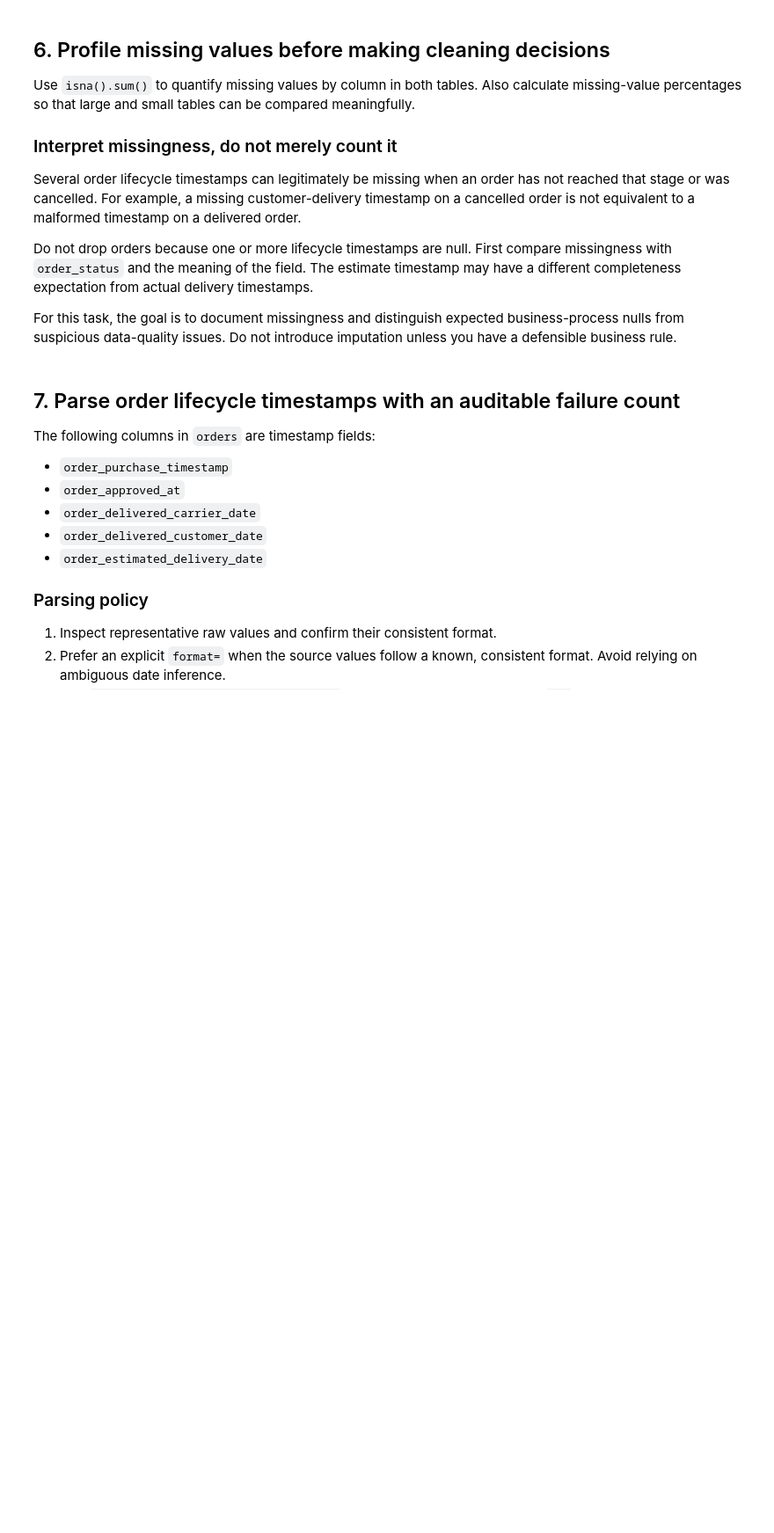
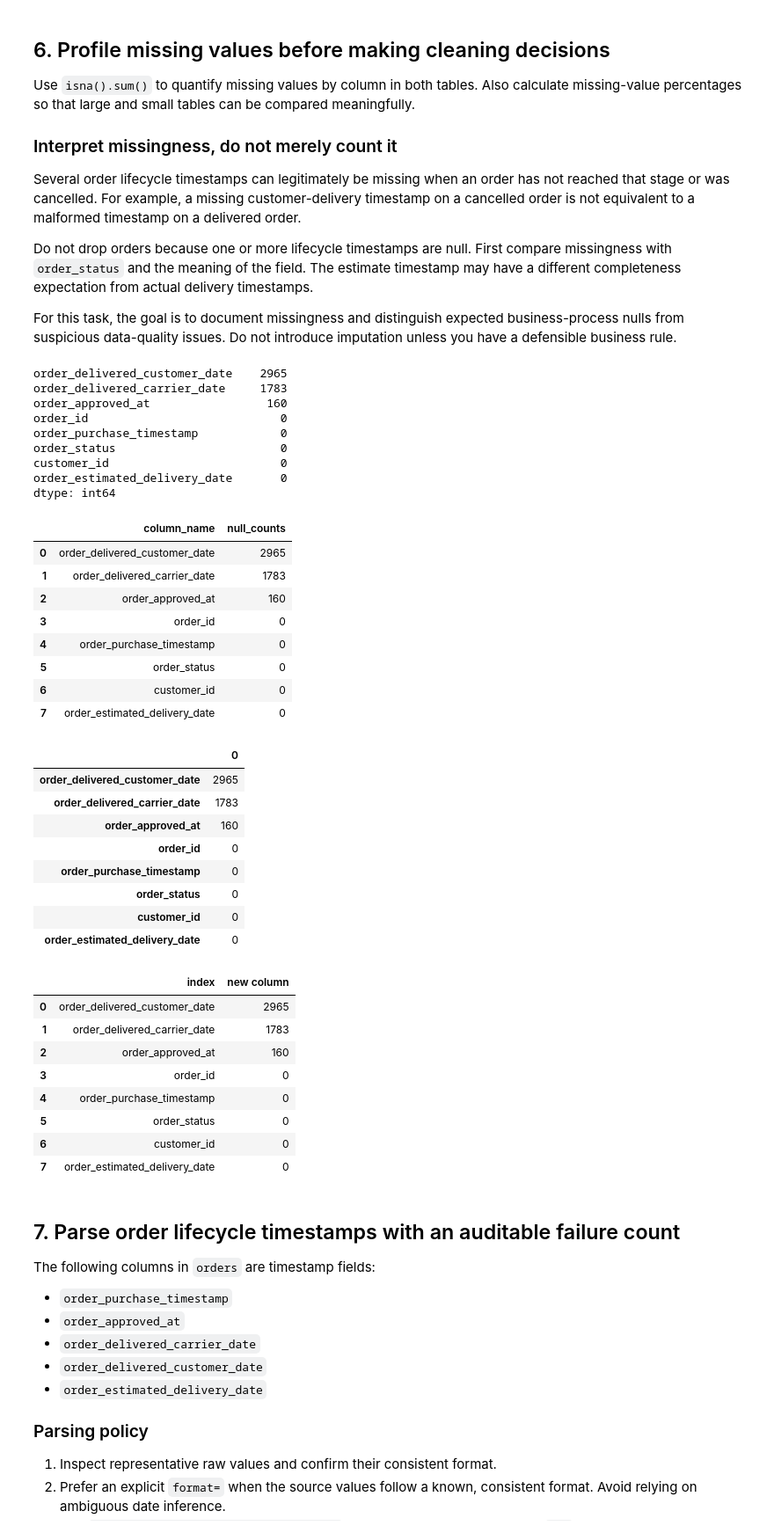
Before and after one commit to mdhmercha-glitch/Project-1-Olist-Analyst-Project, a Jupyter notebook: notebook/Olist_P1-02_Data_Cleaning_and_Validation.ipynb, the cells around one changed output. Shown at 88% size. Drawn from its saved outputs; the diff is of its cells as text; code cells hidden in the pictures; blank space fills up the shorter version.

```diff
--- a/notebook/Olist_P1-02_Data_Cleaning_and_Validation.ipynb
+++ b/notebook/Olist_P1-02_Data_Cleaning_and_Validation.ipynb
@@ -275,10 +275,61 @@ Do not drop orders because one or more lifecycle timestamps are null. First comp
 
 For this task, the goal is to document missingness and distinguish expected business-process nulls from suspicious data-quality issues. Do not introduce imputation unless you have a defensible business rule.
 # %%
-# TODO: Calculate null counts and null percentages for every column in both tables.
-# TODO: Inspect missing values in the five order timestamp columns alongside order_status.
-# TODO: Identify which missing values are expected from the order lifecycle and which need investigation.
-# TODO: Record the rationale; do not drop rows just because a field contains nulls.
+# 1 TODO: Calculate null counts and null percentages for every column in both tables.
+# 2 TODO: Inspect missing values in the five order timestamp columns alongside order_status.
+# 3 TODO: Identify which missing values are expected from the order lifecycle and which need investigation.
+# 4 TODO: Record the rationale; do not drop rows just because a field contains nulls.
+
+#1: Calculate null counts and null percentages for every column in both tables.
+
+null_count_orders = orders_raw.isna().sum().sort_values(ascending=False)
+display(null_count_orders)
+
+null_count_orders_df = null_count_orders.reset_index(name="null_counts").rename(columns={"index" : "column_name"})
+display(null_count_orders_df)
+
+
+display(pd.DataFrame(null_count_orders))
+
+
+display(null_count_orders.reset_index(name="new column"))
+# %% [output]
+order_delivered_customer_date    2965
+order_delivered_carrier_date     1783
+order_approved_at                 160
+order_id                            0
+order_purchase_timestamp            0
+order_status                        0
+customer_id                         0
+order_estimated_delivery_date       0
+dtype: int64
+|  | column_name | null_counts |
+| 0 | order_delivered_customer_date | 2965 |
+| 1 | order_delivered_carrier_date | 1783 |
+| 2 | order_approved_at | 160 |
+| 3 | order_id | 0 |
+| 4 | order_purchase_timestamp | 0 |
+| 5 | order_status | 0 |
+| 6 | customer_id | 0 |
+| 7 | order_estimated_delivery_date | 0 |
+|  | 0 |
+| order_delivered_customer_date | 2965 |
+| order_delivered_carrier_date | 1783 |
+| order_approved_at | 160 |
+| order_id | 0 |
+| order_purchase_timestamp | 0 |
+| order_status | 0 |
+| customer_id | 0 |
+| order_estimated_delivery_date | 0 |
+|  | index | new column |
+| 0 | order_delivered_customer_date | 2965 |
+| 1 | order_delivered_carrier_date | 1783 |
+| 2 | order_approved_at | 160 |
+| 3 | order_id | 0 |
+| 4 | order_purchase_timestamp | 0 |
+| 5 | order_status | 0 |
+| 6 | customer_id | 0 |
+| 7 | order_estimated_delivery_date | 0 |
 # %% [markdown]
 ## 7. Parse order lifecycle timestamps with an auditable failure count
 
```
